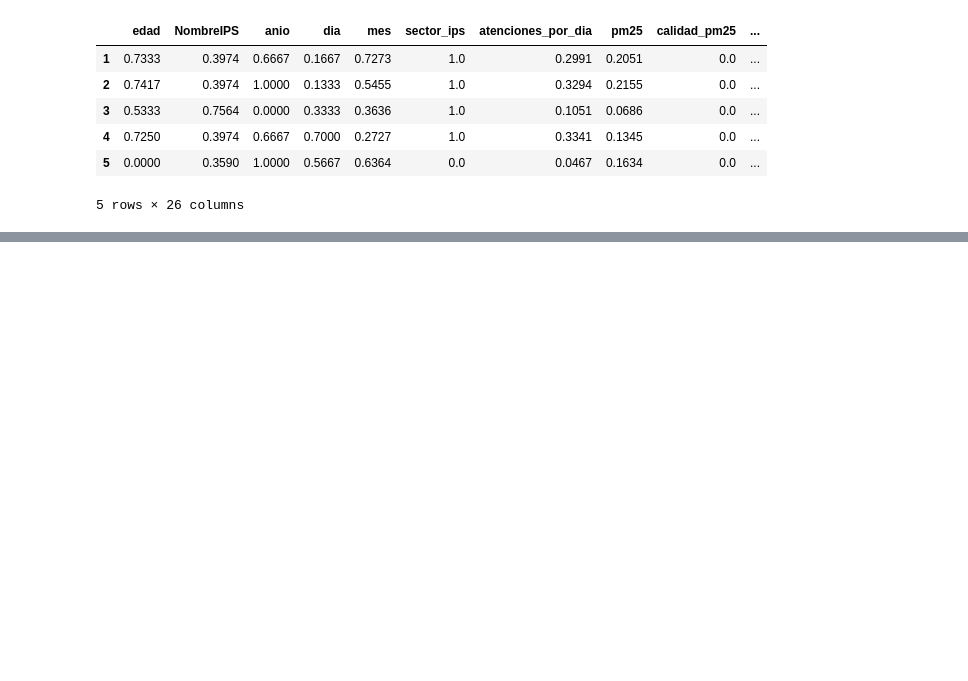
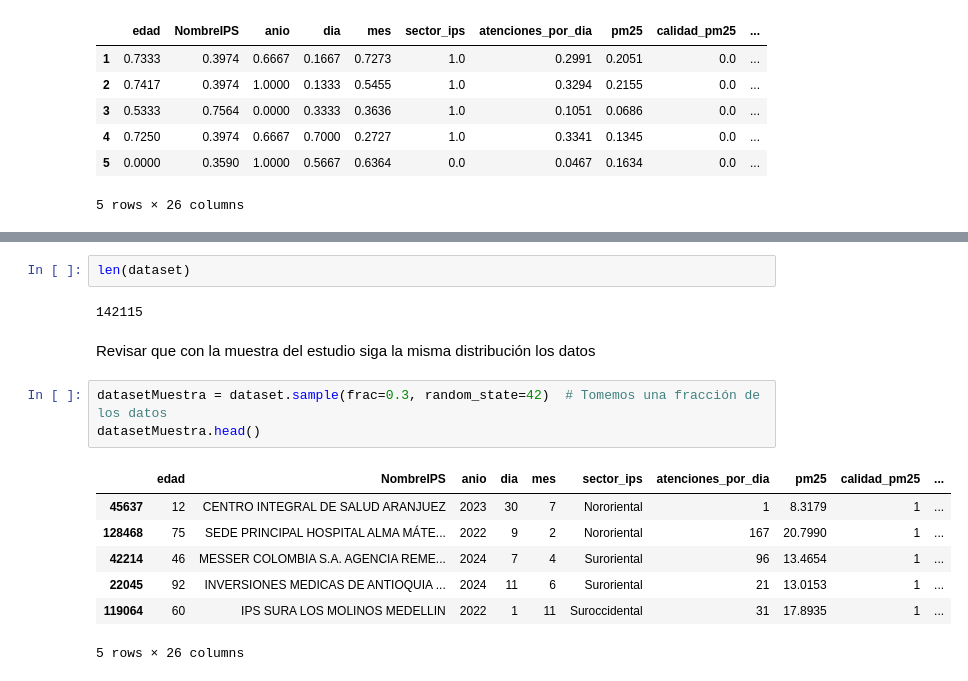
Before and after one commit to kennethLeonel/Atenciones-Medicas, a Jupyter notebook: preprocesamiento.ipynb, the cells around one changed output, grey strips where cells are left out. Saved outputs shown, nothing was run; the diff lists cells and outputs as text; blank space fills up the shorter version.

```diff
--- a/preprocesamiento.ipynb
+++ b/preprocesamiento.ipynb
@@ -1722,0 +1755,17 @@ datosEstudio2024.to_csv('data/analytics/datasetEstudio-2021-2024Escalados.csv',
+# %%
+len(dataset)
+# %% [output]
+142115
+# %% [markdown]
+Revisar que con la muestra del estudio siga la misma distribución los datos
+# %%
+datasetMuestra = dataset.sample(frac=0.3, random_state=42)  # Tomemos una fracción de los datos
+datasetMuestra.head()
+# %% [output]
+|  | edad | NombreIPS | anio | dia | mes | sector_ips | atenciones_por_dia | pm25 | calidad_pm25 | ... |
+| 45637 | 12 | CENTRO INTEGRAL DE SALUD ARANJUEZ | 2023 | 30 | 7 | Nororiental | 1 | 8.3179 | 1 | ... |
+| 128468 | 75 | SEDE PRINCIPAL HOSPITAL ALMA MÁTE... | 2022 | 9 | 2 | Nororiental | 167 | 20.7990 | 1 | ... |
+| 42214 | 46 | MESSER COLOMBIA S.A. AGENCIA REME... | 2024 | 7 | 4 | Suroriental | 96 | 13.4654 | 1 | ... |
+| 22045 | 92 | INVERSIONES MEDICAS DE ANTIOQUIA ... | 2024 | 11 | 6 | Suroriental | 21 | 13.0153 | 1 | ... |
+| 119064 | 60 | IPS SURA LOS MOLINOS MEDELLIN | 2022 | 1 | 11 | Suroccidental | 31 | 17.8935 | 1 | ... |
+5 rows × 26 columns
```
Also changed, not shown: parts of 13 cells of this notebook, 1 other file.
